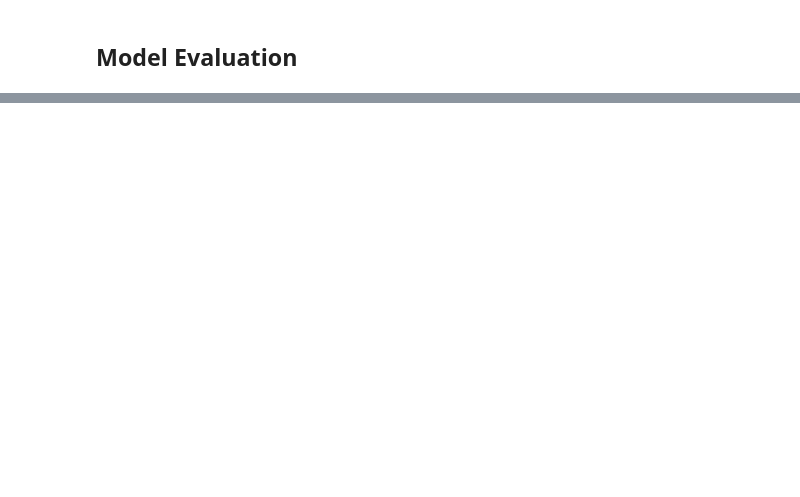
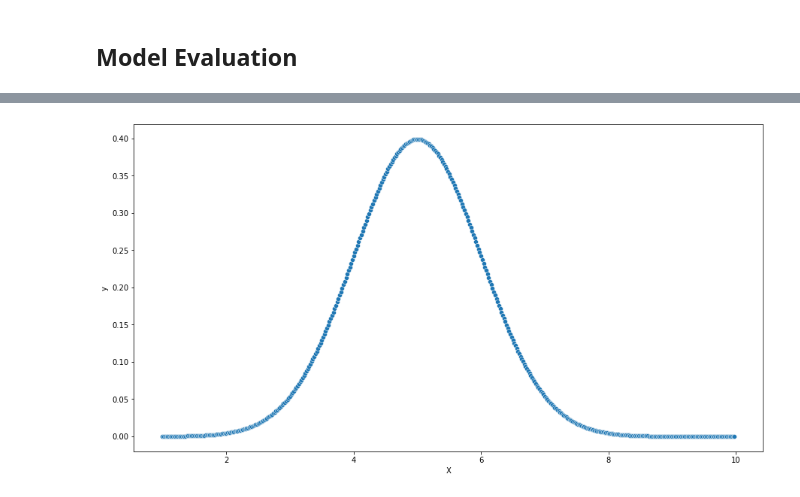
Before and after one commit to cavs1010/Regression-in-TF, a Jupyter notebook: InsuranceModel_tensorFlow.ipynb, the cells around one changed output, grey strips where cells are left out. Cells and saved outputs as stored; diff of their text form; code cells hidden in the pictures; blank space fills up the shorter version.

```diff
--- a/InsuranceModel_tensorFlow.ipynb
+++ b/InsuranceModel_tensorFlow.ipynb
@@ -308,0 +313,15 @@ plt.show()
+# %%
+# Create X, y sould reflect the gaussian distribution
+X = np.arange(1, 10, 0.02)
+s = 1
+a = 1/(s*((2*3.14)**(1/2)))
+m = 5
+y = a*(np.exp(((-0.5)*((X-m)**2))/(s**2)))
+# %%
+# Visualize x vs y
+plt.figure(figsize=(15,8))
+ax = sns.scatterplot(x=X, y = y)
+ax.set_xlabel('X')
+ax.set_ylabel('y');
+# %% [output]
+[figure, added]
```
Also changed, not shown: parts of 27 cells of this notebook.
